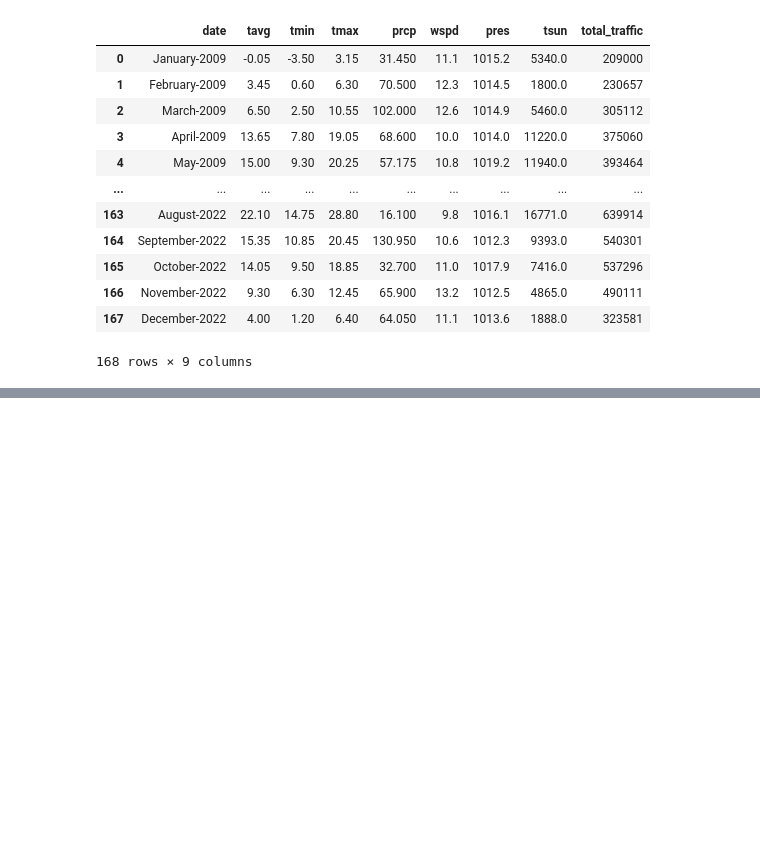
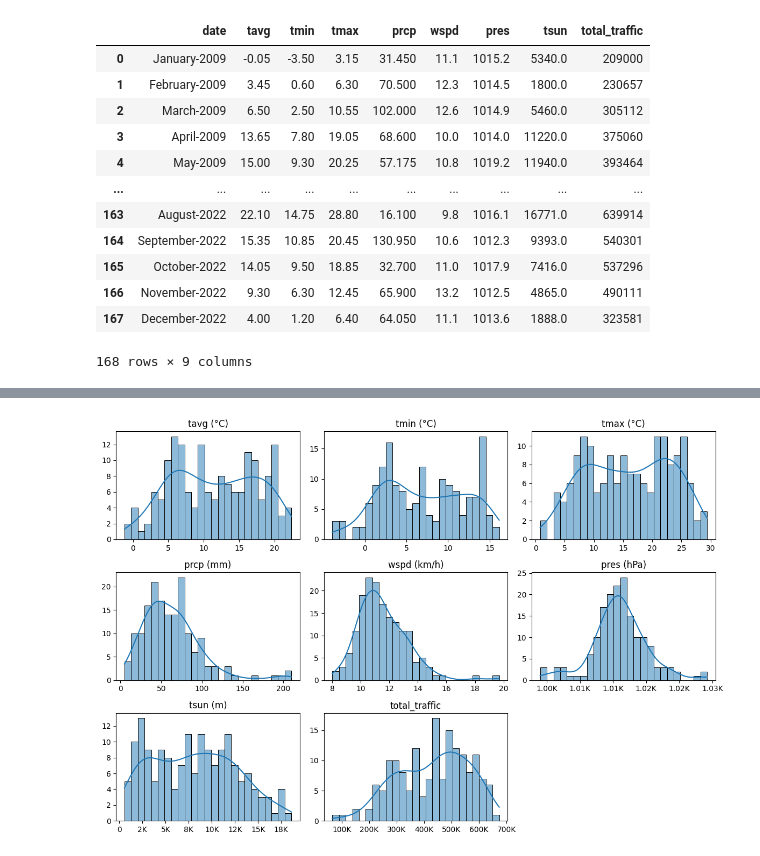
Before and after one commit to sujitdebnath/fau-data-engineering-ss23, a Jupyter notebook: project/report.ipynb, the cells around one changed output, grey strips where cells are left out. Saved outputs shown, nothing was run; the diff lists cells and outputs as text; code cells hidden in the pictures; blank space fills up the shorter version.

```diff
--- a/project/report.ipynb
+++ b/project/report.ipynb
@@ -421,0 +439,25 @@ final_combined_df
+# %%
+# Plot histograms
+fig, axes = plt.subplots(nrows=3, ncols=3, figsize=(12, 8))
+cols = ['tavg', 'tmin', 'tmax', 'prcp', 'wspd', 'pres', 'tsun', 'total_traffic']
+cols_name = ['tavg (°C)', 'tmin (°C)', 'tmax (°C)', 'prcp (mm)', 'wspd (km/h)', 'pres (hPa)', 'tsun (m)', 'total_traffic']
+
+for i, col in enumerate(cols):
+    ax = axes[i//3, i%3]
+    sns.histplot(data=final_combined_df, x=col, ax=ax, bins=25, kde=True)
+    ax.set_title(cols_name[i])
+    ax.set_xlabel('')
+    ax.set_ylabel('')
+
+    if col == 'pres':
+        ax.xaxis.set_major_formatter(mticker.FuncFormatter(lambda x, pos: '{:,.2f}'.format(x/1000) + 'K' if x >= 1000 else '{:g}'.format(x)))
+    else:
+        ax.xaxis.set_major_formatter(mticker.FuncFormatter(lambda x, pos: '{:,.0f}'.format(x/1000) + 'K' if x >= 1000 else '{:g}'.format(x)))
+
+# Remove empty subplot and hide axis labels
+fig.delaxes(axes[2, 2])
+
+plt.tight_layout()
+plt.show()
+# %% [output]
+[figure, added]
```
Also changed, not shown: parts of 5 cells of this notebook.
